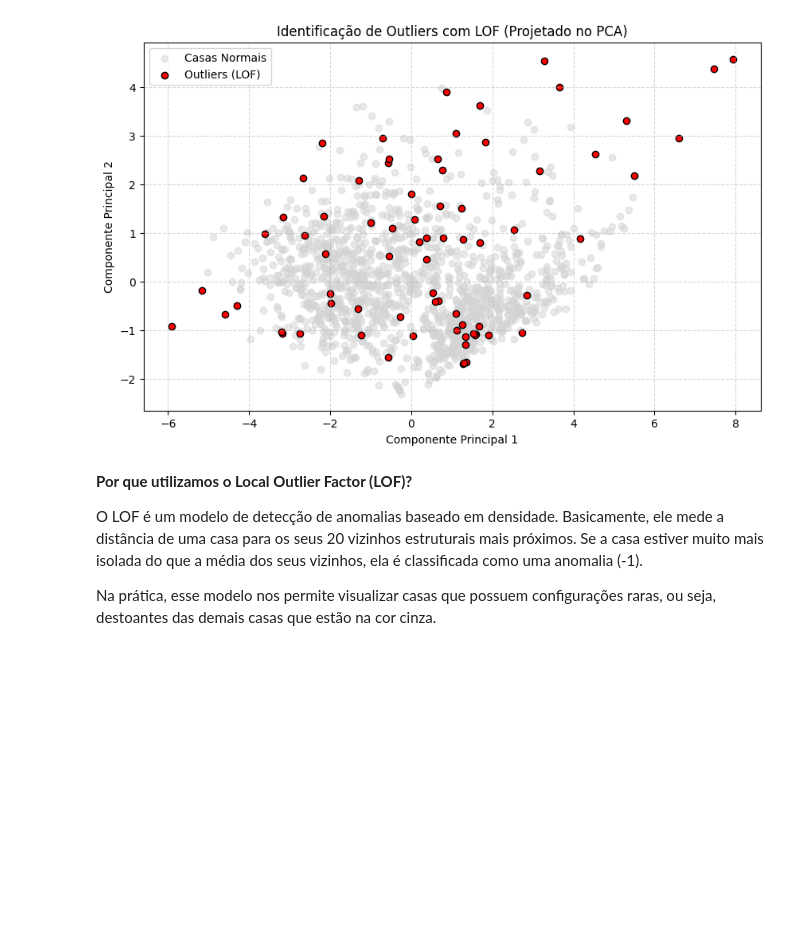
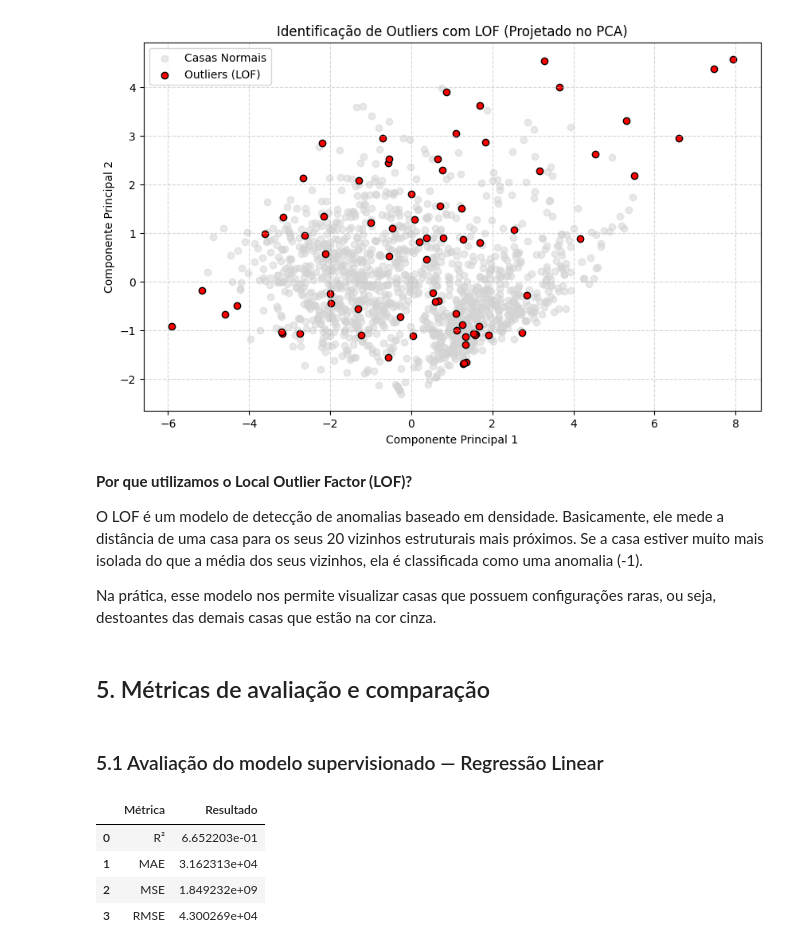
Before and after one commit to Mauro-devs/DataAnalysis, a Jupyter notebook: notebook.ipynb, the cells around one changed output. Saved outputs shown, nothing was run; the diff lists cells and outputs as text; code cells hidden in the pictures; blank space fills up the shorter version.

```diff
--- a/notebook.ipynb
+++ b/notebook.ipynb
@@ -745,3 +745,34 @@ plt.show()
 O LOF é um modelo de detecção de anomalias baseado em densidade. Basicamente, ele mede a distância de uma casa para os seus 20 vizinhos estruturais mais próximos. Se a casa estiver muito mais isolada do que a média dos seus vizinhos, ela é classificada como uma anomalia (-1).
 
 Na prática, esse modelo nos permite visualizar casas que possuem configurações raras, ou seja, destoantes das demais casas que estão na cor cinza.
+# %% [markdown]
+## 5. Métricas de avaliação e comparação
+# %% [markdown]
+### 5.1 Avaliação do modelo supervisionado — Regressão Linear
+# %%
+from sklearn.metrics import r2_score, mean_absolute_error, mean_squared_error
+
+# Previsão no conjunto de teste
+y_pred_regressao = modelo.predict(X_test_simples)
+
+# Valores reais do teste
+y_real_regressao = y_test
+
+# Métricas da regressão
+r2 = r2_score(y_real_regressao, y_pred_regressao)
+mae = mean_absolute_error(y_real_regressao, y_pred_regressao)
+mse = mean_squared_error(y_real_regressao, y_pred_regressao)
+rmse = np.sqrt(mse)
+
+metricas_regressao = pd.DataFrame({
+    "Métrica": ["R²", "MAE", "MSE", "RMSE"],
+    "Resultado": [r2, mae, mse, rmse]
+})
+
+metricas_regressao
+# %% [output]
+|  | Métrica | Resultado |
+| 0 | R² | 6.652203e-01 |
+| 1 | MAE | 3.162313e+04 |
+| 2 | MSE | 1.849232e+09 |
+| 3 | RMSE | 4.300269e+04 |
```
Also changed, not shown: parts of 10 cells of this notebook.
